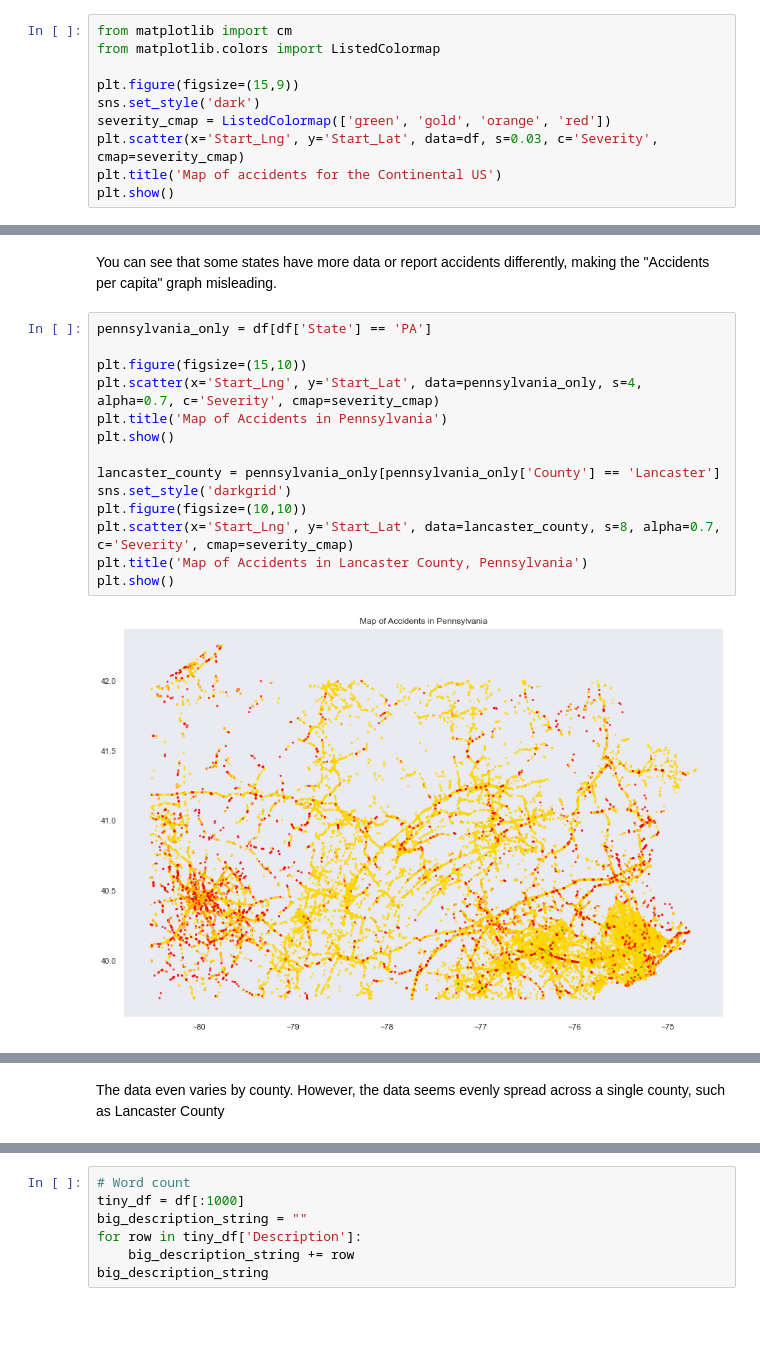
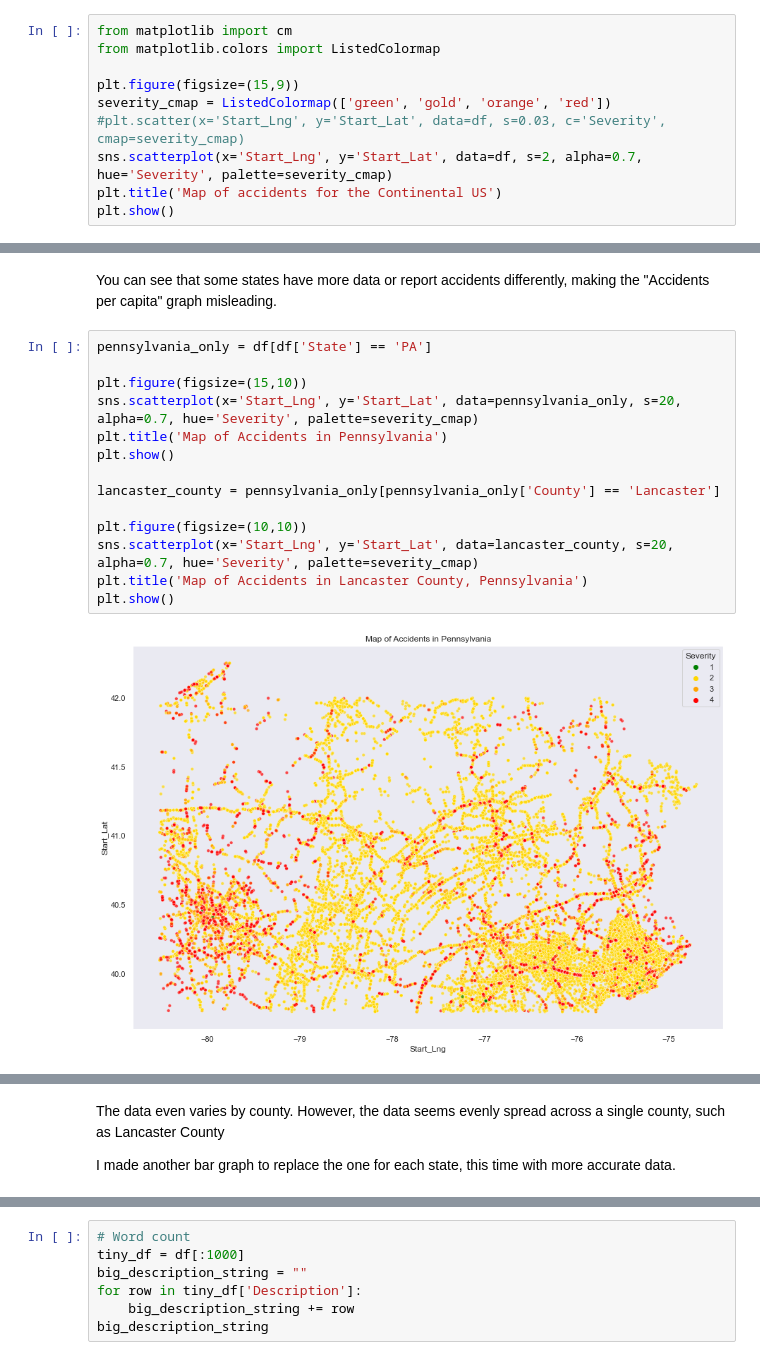
Before and after one commit to jeffc1020/453-visualization, a Jupyter notebook: final.ipynb, the cells around one changed output, grey strips where cells are left out. Cells and saved outputs as stored; diff of their text form; blank space fills up the shorter version.

Commit message:
Added a really badass graph

```diff
--- a/final.ipynb
+++ b/final.ipynb
@@ -406,8 +406,8 @@ from matplotlib import cm
 from matplotlib.colors import ListedColormap
 
 plt.figure(figsize=(15,9))
-sns.set_style('dark')
 severity_cmap = ListedColormap(['green', 'gold', 'orange', 'red'])
-plt.scatter(x='Start_Lng', y='Start_Lat', data=df, s=0.03, c='Severity', cmap=severity_cmap)
+#plt.scatter(x='Start_Lng', y='Start_Lat', data=df, s=0.03, c='Severity', cmap=severity_cmap)
+sns.scatterplot(x='Start_Lng', y='Start_Lat', data=df, s=2, alpha=0.7, hue='Severity', palette=severity_cmap)
 plt.title('Map of accidents for the Continental US')
 plt.show()
@@ -418,16 +416,16 @@ You can see that some states have more data or report accidents differently, mak
 # %%
 pennsylvania_only = df[df['State'] == 'PA']
 
 plt.figure(figsize=(15,10))
-plt.scatter(x='Start_Lng', y='Start_Lat', data=pennsylvania_only, s=4, alpha=0.7, c='Severity', cmap=severity_cmap)
+sns.scatterplot(x='Start_Lng', y='Start_Lat', data=pennsylvania_only, s=20, alpha=0.7, hue='Severity', palette=severity_cmap)
 plt.title('Map of Accidents in Pennsylvania')
 plt.show()
 
 lancaster_county = pennsylvania_only[pennsylvania_only['County'] == 'Lancaster']
-sns.set_style('darkgrid')
+
 plt.figure(figsize=(10,10))
-plt.scatter(x='Start_Lng', y='Start_Lat', data=lancaster_county, s=8, alpha=0.7, c='Severity', cmap=severity_cmap)
+sns.scatterplot(x='Start_Lng', y='Start_Lat', data=lancaster_county, s=20, alpha=0.7, hue='Severity', palette=severity_cmap)
 plt.title('Map of Accidents in Lancaster County, Pennsylvania')
 plt.show()
 # %% [output]
-[figure, old version]
+[figure, new version]
@@ -435,2 +433,4 @@ plt.show()
 # %% [markdown]
 The data even varies by county. However, the data seems evenly spread across a single county, such as Lancaster County
+
+I made another bar graph to replace the one for each state, this time with more accurate data.
```
Also changed, not shown: parts of 7 cells of this notebook.
